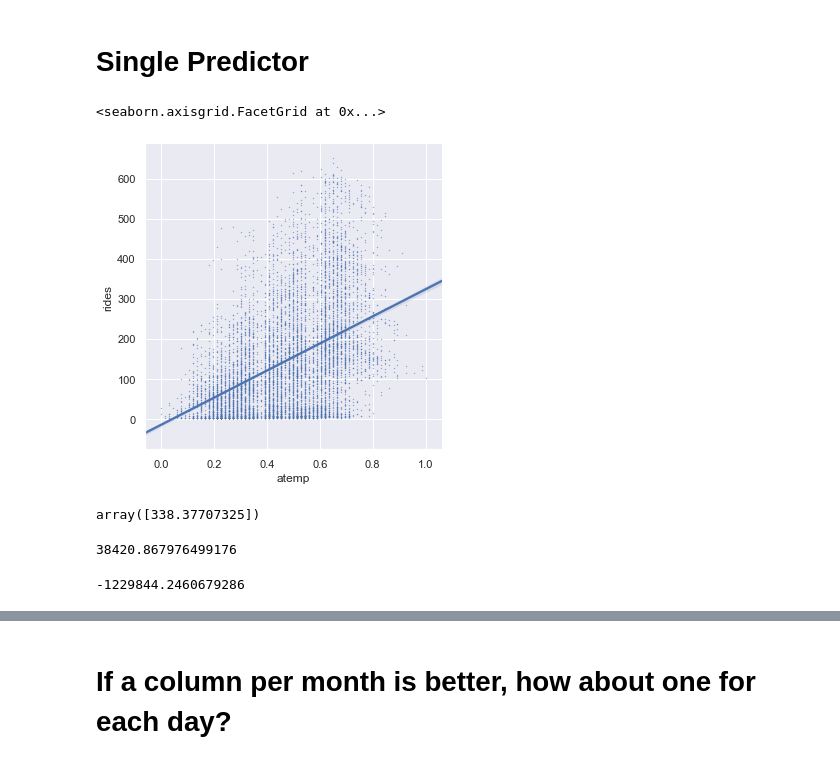
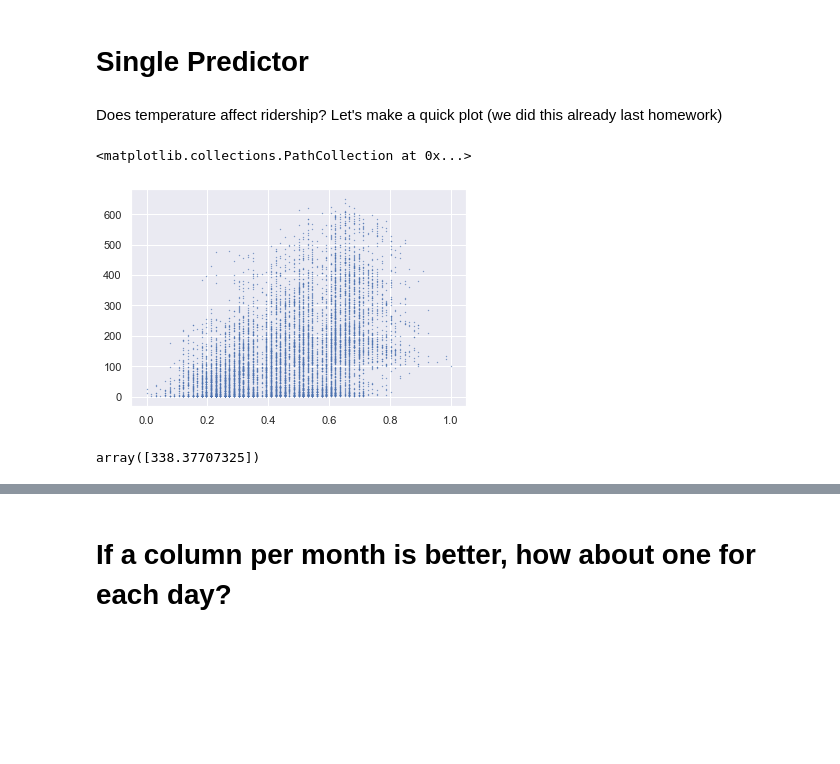
Before and after one commit to Calvin-Data-Science/data202, a Jupyter notebook: src/hw5/hw5_Reference.ipynb, the cells around one changed output, grey strips where cells are left out. Saved outputs shown, nothing was run; the diff lists cells and outputs as text; code cells hidden in the pictures; blank space fills up the shorter version.

```diff
--- a/src/hw5/hw5_Reference.ipynb
+++ b/src/hw5/hw5_Reference.ipynb
@@ -53,16 +44,17 @@ hourly_counts = hourly_counts_orig.rename(columns={
     'weekday': "day_of_week",
     'holiday': "is_holiday",
     'workingday': "is_workingday",
+
     'weathersit': "precip_type",
     "hum": "humidity",
     'cnt': "rides"
 }).drop(["instant", "casual", "registered"], axis=1)
 hourly_counts['day_of_year'] = pd.to_datetime(hourly_counts['date']).dt.dayofyear
-cols = list(hourly_counts.columns)
-cols.insert(1, cols.pop(cols.index("day_of_year")))
-cols.insert(4, cols.pop(cols.index("day_of_week")))
-cols.insert(4, cols.pop(cols.index("day_of_week")))
-hourly_counts = hourly_counts[cols]
+
+# Rearrange the column order
+hourly_counts = hourly_counts[['date', 'day_of_year', 'season', 'yr', 'day_of_week', 'month',
+       'hour', 'is_holiday', 'is_workingday', 'precip_type', 'temp', 'atemp',
+       'humidity', 'windspeed', 'rides']]
 hourly_counts.head()
 # %% [output]
 |  | date | day_of_year | season | yr | day_of_week | month | hour | is_holiday | is_workingday | ... |
@@ -79,5 +83,8 @@ assert hourly_counts['rides'].max() > 900
 # %%
-year_means = hourly_counts.groupby('yr').rides.mean()
+year_means = hourly_counts.groupby('yr').rides.sum()
 ratio = year_means[1] / year_means[0]
 print("Scaling test set by", ratio)
+
+hourly_counts['rides'] = np.where(hourly_counts.yr == 0, hourly_counts.rides, hourly_counts.rides / ratio)
+print(hourly_counts.groupby('yr').rides.mean())
 # %% [output]
@@ -127,9 +123,11 @@ plt.plot(hourly_counts.groupby('date').rides.sum(), '.')
 [figure]
 # %% [markdown]
 # Single Predictor
-# %%
-sns.lmplot(x='atemp', y='rides', data=train, scatter_kws={'s': .1})
-# %% [output]
-<seaborn.axisgrid.FacetGrid at 0x...>
-[figure, removed]
+# %% [markdown]
+Does temperature affect ridership? Let's make a quick plot (we did this already last homework)
+# %%
+plt.scatter(train['atemp'], train['rides'], s=.1)
+# %% [output]
+<matplotlib.collections.PathCollection at 0x...>
+[figure, added]
 # %%
@@ -145,11 +143,3 @@ temp_only_model = LinearRegression().fit(train_X, train_y)
 temp_only_model.coef_
 # %% [output]
 array([338.37707325])
-# %%
-metrics.mean_squared_error(train_X, train_y)
-# %% [output]
-38420.867976499176
-# %%
-metrics.r2_score(train_X, train_y)
-# %% [output]
--1229844.2460679286
```
Also changed, not shown: parts of 62 cells of this notebook.
